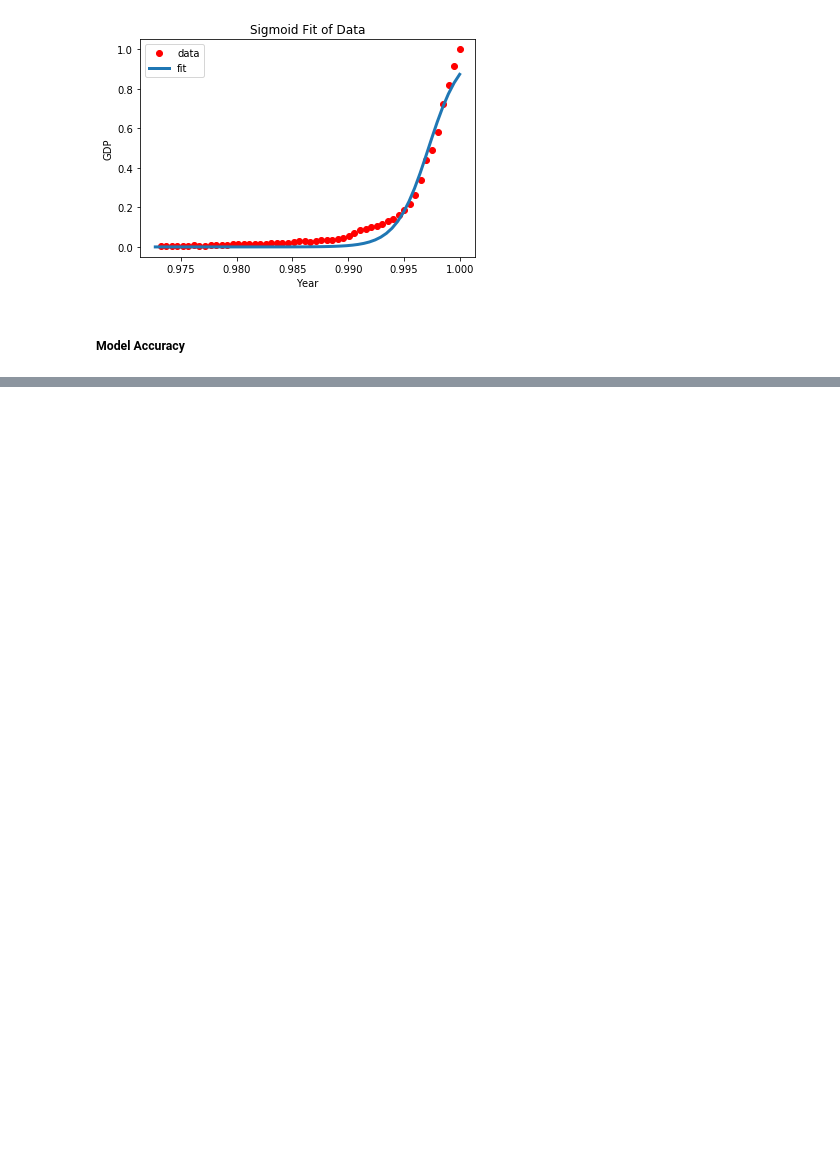
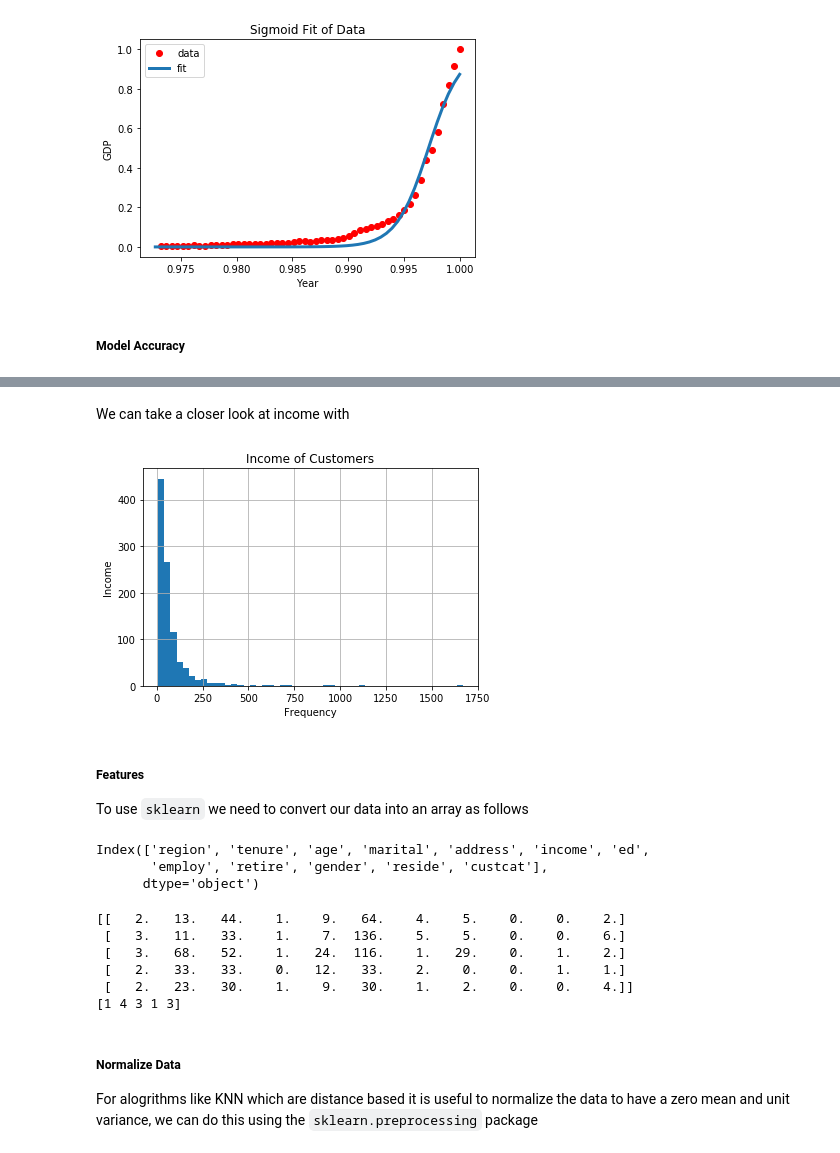
Before and after one commit to nabeelvalley/docs, a Jupyter notebook: dsx-with-python/notebooks/machine-learning-with-python.ipynb, the cells around one changed output, grey strips where cells are left out. Drawn from its saved outputs; the diff is of its cells as text; code cells hidden in the pictures; blank space fills up the shorter version.

```diff
--- a/dsx-with-python/notebooks/machine-learning-with-python.ipynb
+++ b/dsx-with-python/notebooks/machine-learning-with-python.ipynb
@@ -625,0 +766,36 @@ R2-score: 0.95
+# %% [markdown]
+We can take a closer look at income with
+# %%
+df.income.hist(bins=50)
+plt.title('Income of Customers')
+plt.xlabel('Frequency')
+plt.ylabel('Income')
+plt.show()
+# %% [output]
+[figure, added]
+# %% [markdown]
+##### Features
+
+To use `sklearn` we need to convert our data into an array as follows
+# %%
+df.columns
+# %% [output]
+Index(['region', 'tenure', 'age', 'marital', 'address', 'income', 'ed',
+       'employ', 'retire', 'gender', 'reside', 'custcat'],
+      dtype='object')
+# %%
+X = df.loc[:, 'region':'reside'].values
+Y = df.loc[:,'custcat'].values
+print(X[0:5])
+print(Y[0:5])
+# %% [output]
+[[   2.   13.   44.    1.    9.   64.    4.    5.    0.    0.    2.]
+ [   3.   11.   33.    1.    7.  136.    5.    5.    0.    0.    6.]
+ [   3.   68.   52.    1.   24.  116.    1.   29.    0.    1.    2.]
+ [   2.   33.   33.    0.   12.   33.    2.    0.    0.    1.    1.]
+ [   2.   23.   30.    1.    9.   30.    1.    2.    0.    0.    4.]]
+[1 4 3 1 3]
+# %% [markdown]
+##### Normalize Data
+
+For alogrithms like KNN which are distance based it is useful to normalize the data to have a zero mean and unit variance, we can do this using the `sklearn.preprocessing` package
```
Also changed, not shown: parts of 35 cells of this notebook.
